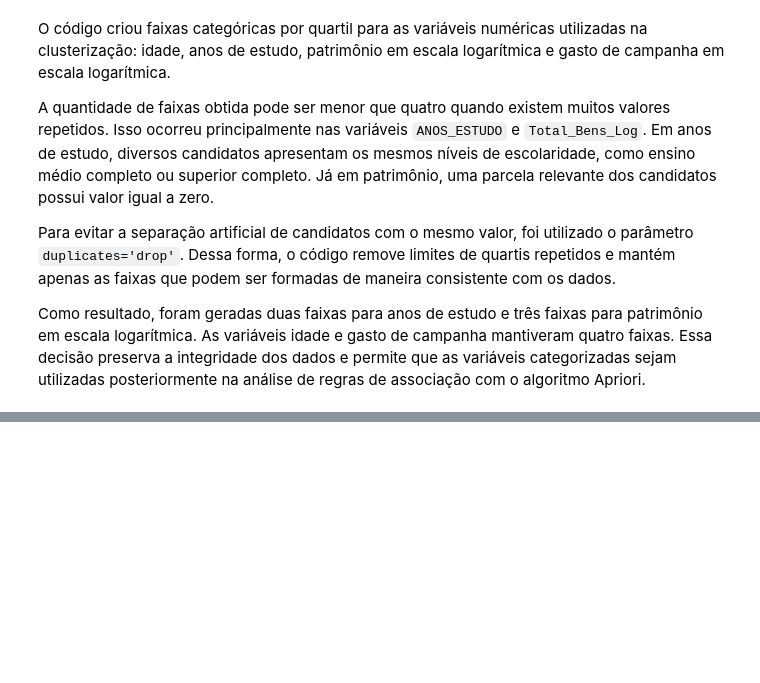
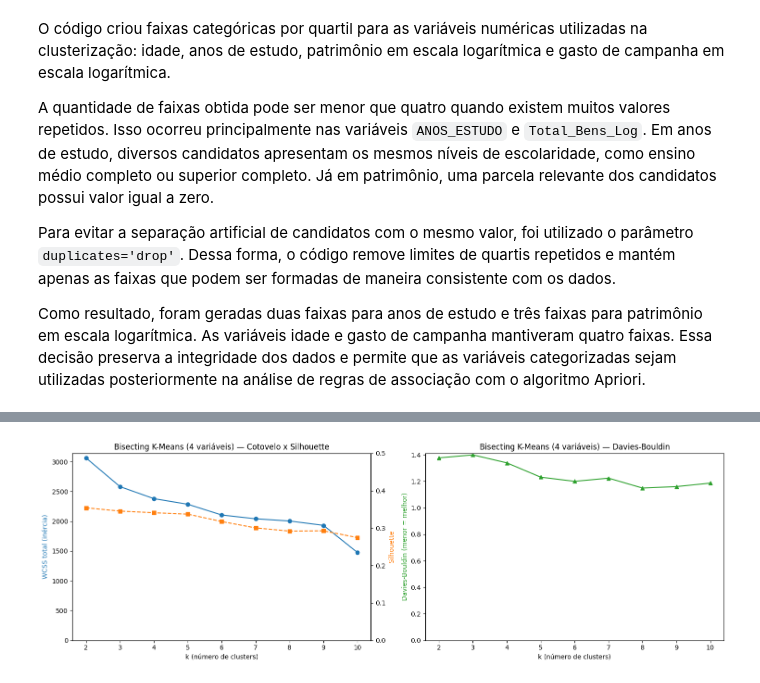
Before and after one commit to Rflavia/mineracao_dados, a Jupyter notebook: 02_clusterizacao_com_despesa.ipynb, the cells around one changed output, grey strips where cells are left out. Cells and saved outputs as stored; diff of their text form; code cells hidden in the pictures; blank space fills up the shorter version.

```diff
--- a/02_clusterizacao_com_despesa.ipynb
+++ b/02_clusterizacao_com_despesa.ipynb
@@ -921,0 +1027,49 @@ Como resultado, foram geradas duas faixas para anos de estudo e três faixas par
+# %%
+metricas_bisecting = []
+particoes_bisecting_v2 = {}
+
+for k in range(2, k_max_bisecting_v2 + 1):
+    rotulos_k = particao_bisecting_em_k(X_v2, historico_bisecting_v2, k)
+    particoes_bisecting_v2[k] = rotulos_k
+    wcss_k = sum(
+        ((X_v2[rotulos_k == c] - X_v2[rotulos_k == c].mean(axis=0)) ** 2).sum()
+        for c in np.unique(rotulos_k)
+    )
+    tamanhos = pd.Series(rotulos_k).value_counts()
+    metricas_bisecting.append({
+        'k': k,
+        'WCSS': wcss_k,
+        'Silhouette': silhouette_score(X_v2, rotulos_k),
+        'Davies_Bouldin': davies_bouldin_score(X_v2, rotulos_k),
+        'Calinski_Harabasz': calinski_harabasz_score(X_v2, rotulos_k),
+        'menor_cluster': int(tamanhos.min()),
+        'tamanhos': ' / '.join(str(t) for t in tamanhos.sort_index()),
+    })
+
+metricas_bisecting = pd.DataFrame(metricas_bisecting)
+metricas_bisecting['ganho_WCSS'] = -metricas_bisecting['WCSS'].diff()
+display(metricas_bisecting.round(3))
+
+fig, axes = plt.subplots(1, 2, figsize=(15, 5))
+
+ax1 = axes[0]
+ax1.plot(metricas_bisecting['k'], metricas_bisecting['WCSS'], marker='o', color='tab:blue')
+ax1.set_xlabel('k (número de clusters)')
+ax1.set_ylabel('WCSS total (inércia)', color='tab:blue')
+ax1.set_ylim(bottom=0)
+ax1.set_title('Bisecting K-Means (4 variáveis) — Cotovelo x Silhouette')
+ax1b = ax1.twinx()
+ax1b.plot(metricas_bisecting['k'], metricas_bisecting['Silhouette'], marker='s', linestyle='--', color='tab:orange')
+ax1b.set_ylabel('Silhouette', color='tab:orange')
+ax1b.set_ylim(0, 0.5)
+
+ax2 = axes[1]
+ax2.plot(metricas_bisecting['k'], metricas_bisecting['Davies_Bouldin'], marker='^', color='tab:green')
+ax2.set_xlabel('k (número de clusters)')
+ax2.set_ylabel('Davies-Bouldin (menor = melhor)', color='tab:green')
+ax2.set_ylim(bottom=0)
+ax2.set_title('Bisecting K-Means (4 variáveis) — Davies-Bouldin')
+
+plt.tight_layout()
+plt.show()
+# %% [output]
@@ -921,0 +1086 @@ Como resultado, foram geradas duas faixas para anos de estudo e três faixas par
+[figure, added]
```
Also changed, not shown: parts of 20 cells of this notebook, 7 other files.
